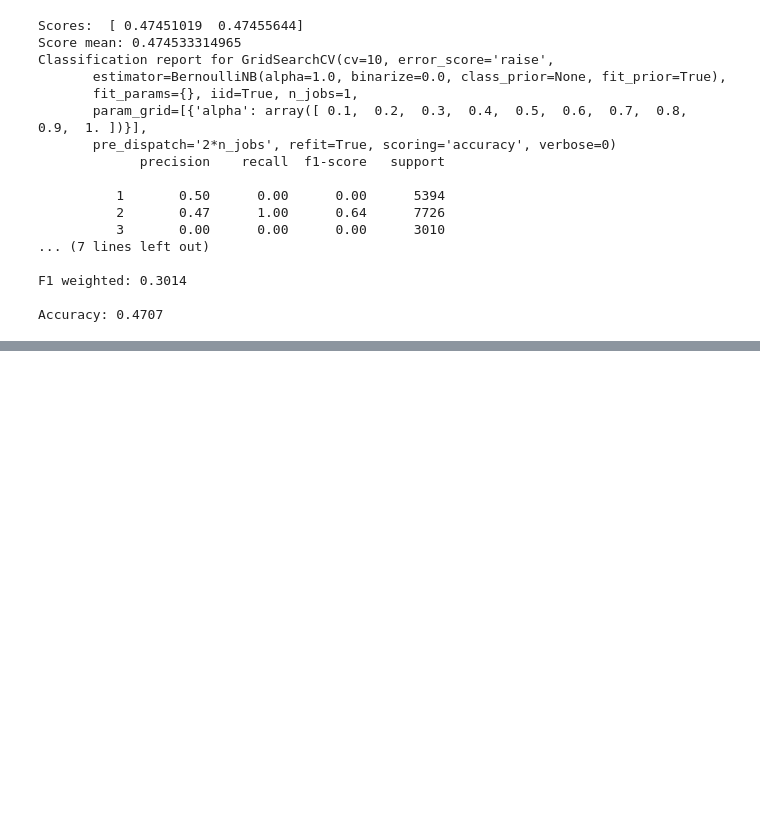
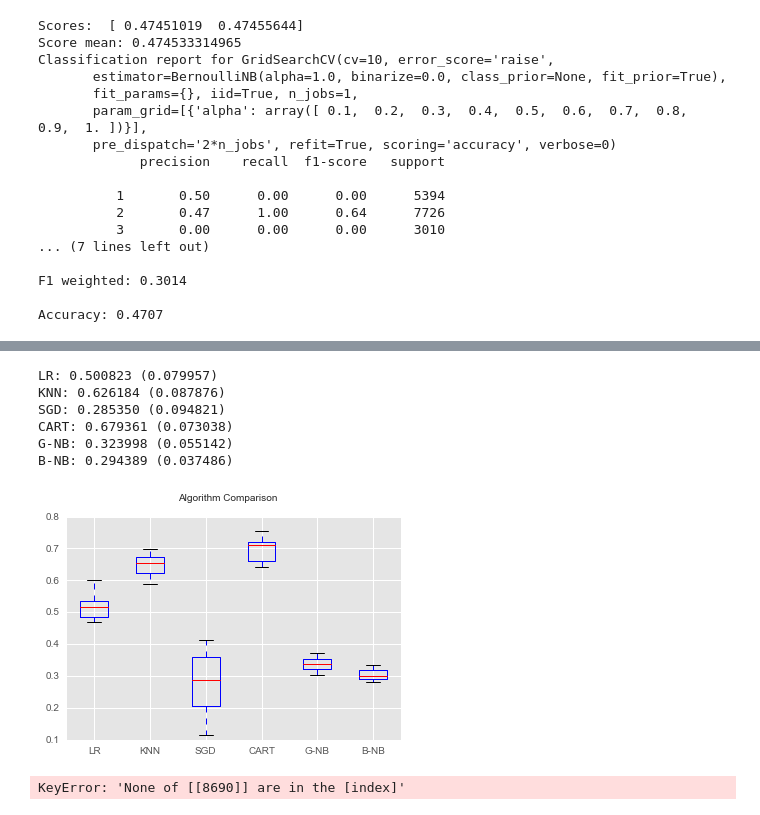
Before and after one commit to Nosdrowia/MLProject, a Jupyter notebook: LendingClub.ipynb, the cells around one changed output, grey strips where cells are left out. Saved outputs shown, nothing was run; the diff lists cells and outputs as text; code cells hidden in the pictures; blank space fills up the shorter version.

Commit message:
updated models, hyper parameter selection, added model comparison

```diff
--- a/LendingClub.ipynb
+++ b/LendingClub.ipynb
@@ -774,0 +869,67 @@ Accuracy: 0.0231
+# %%
+
+# Compare Algorithms
+import pandas
+import matplotlib.pyplot as plt
+from sklearn import cross_validation
+from sklearn.linear_model import LogisticRegression
+from sklearn.tree import DecisionTreeClassifier
+from sklearn.neighbors import KNeighborsClassifier
+from sklearn.naive_bayes import GaussianNB
+
+
+
+# prepare configuration for cross validation test harness
+num_folds = 10
+num_instances = len(X)
+seed = 7
+# prepare models
+models = []
+models.append(('LR', LogisticRegression()))
+models.append(('KNN', KNeighborsClassifier(n_neighbors=5, metric='manhattan', weights='uniform')))
+models.append(('SGD', linear_model.SGDClassifier()))
+models.append(('CART', DecisionTreeClassifier()))
+models.append(('G-NB', GaussianNB()))
+models.append(('B-NB', BernoulliNB()))
+
+# evaluate each model in turn
+results = []
+names = []
+scoring = 'accuracy'
+for name, model in models:
+	kfold = cross_validation.KFold(n=num_instances, n_folds=num_folds, random_state=seed)
+	cv_results = cross_validation.cross_val_score(model, X, Y, cv=kfold, scoring=scoring)
+	results.append(cv_results)
+	names.append(name)
+	msg = "%s: %f (%f)" % (name, cv_results.mean(), cv_results.std())
+	print(msg)
+# boxplot algorithm comparison
+fig = plt.figure()
+fig.suptitle('Algorithm Comparison')
+ax = fig.add_subplot(111)
+plt.boxplot(results)
+ax.set_xticklabels(names)
+plt.show()
+# %% [output]
+LR: 0.500823 (0.079957)
+KNN: 0.626184 (0.087876)
+SGD: 0.285350 (0.094821)
+CART: 0.679361 (0.073038)
+G-NB: 0.323998 (0.055142)
+B-NB: 0.294389 (0.037486)
+[figure, added]
+# %%
+from sknn.mlp import Classifier, Layer
+
+
+nn = Classifier(
+    layers=[
+        Layer("Rectifier", units=100),
+        Layer("Linear")],
+    learning_rate=0.02,
+    n_iter=10)
+nn.fit(X_train, y_train)
+
+score = nn.score(X_test, y_test)
+# %% [output]
+KeyError: 'None of [[8690]] are in the [index]'
```
Also changed, not shown: parts of 10 cells of this notebook.
